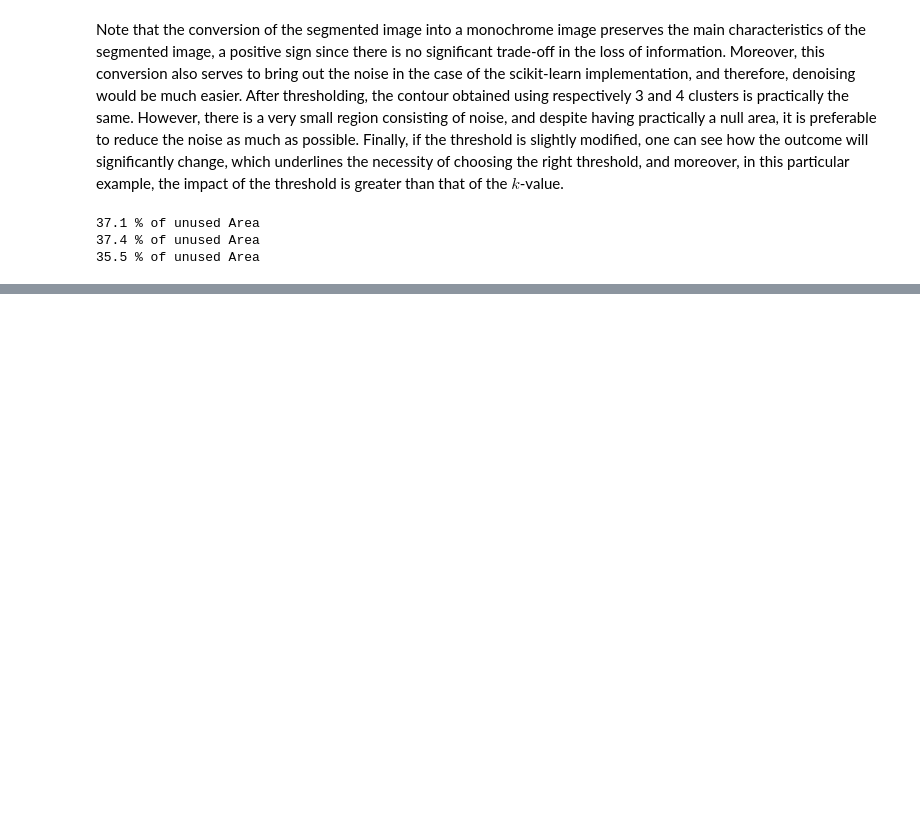
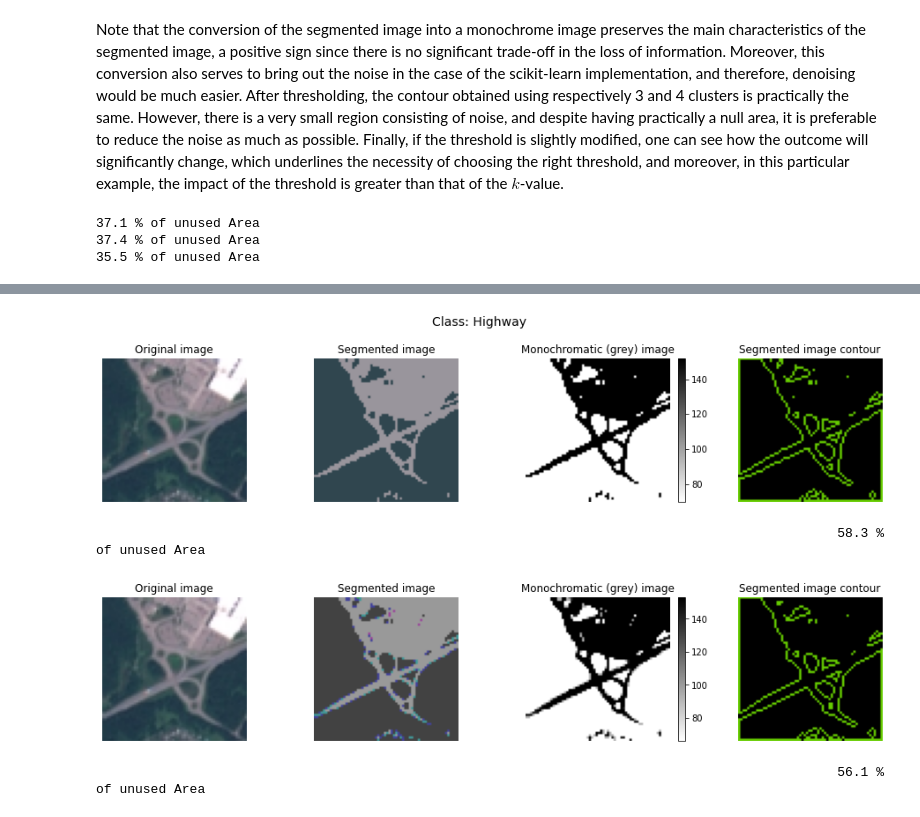
Before and after one commit to achrafkr/Satellite-Imaging, a Jupyter notebook: Cropland Estimation/Notebooks/Terrain_segmentation.ipynb, the cells around one changed output, grey strips where cells are left out. Saved outputs shown, nothing was run; the diff lists cells and outputs as text; code cells hidden in the pictures; blank space fills up the shorter version.

```diff
--- a/Cropland Estimation/Notebooks/Terrain_segmentation.ipynb
+++ b/Cropland Estimation/Notebooks/Terrain_segmentation.ipynb
@@ -220,0 +316,11 @@ While there is no visual difference between the contours for $k = 3$ and $k = 4$
+# %%
+idx = 3
+filepath = "{}{}/{}".format(path_train, class_names[idx], images_path[idx])
+title = "Class: {}".format(class_names[idx])
+process_segmentation(filepath, 2, t_method = 'binary_inv', title = title)
+process_segmentation(filepath, 2, km_method = 'sklearn', t_method = 'binary_inv')
+# %% [output]
+[figure, added]
+                                                                                               58.3 % of unused Area
+[figure, added]
+                                                                                               56.1 % of unused Area
```
Also changed, not shown: parts of 18 cells of this notebook.
